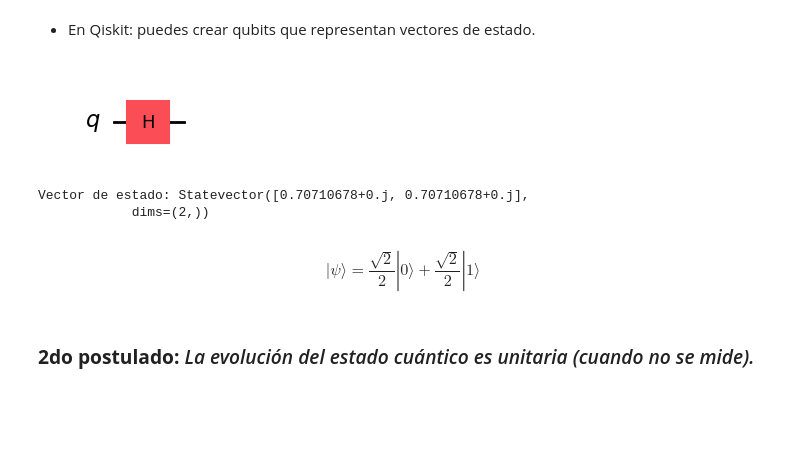
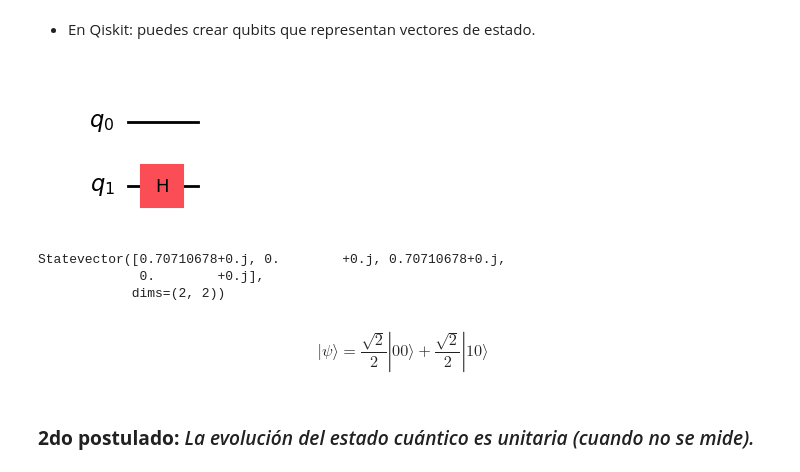
Before and after one commit to STaleroP/DEEP-LEARNING, a Jupyter notebook: 6.QC/3Intro_Q_M.ipynb, the cells around one changed output. Drawn from its saved outputs; the diff is of its cells as text; code cells hidden in the pictures; blank space fills up the shorter version.

```diff
--- a/6.QC/3Intro_Q_M.ipynb
+++ b/6.QC/3Intro_Q_M.ipynb
@@ -77,22 +65,23 @@ import numpy as np
 * En Qiskit: puedes crear qubits que representan vectores de estado.
 # %%
 # Crear un estado superpuesto: (|0⟩ + |1⟩)/√2
-qc1 = QuantumCircuit(1)
-qc1.h(0)
+qc1 = QuantumCircuit(2)
+qc1.h(1)
 qc1.draw('mpl')
 # %% [output]
-[figure, old version]
+[figure, new version]
 # %%
 # Obtener el vector de estado
 state1 = Statevector.from_instruction(qc1)
-print("Vector de estado:", state1)
+print(state1)
 # %% [output]
-Vector de estado: Statevector([0.70710678+0.j, 0.70710678+0.j],
-            dims=(2,))
+Statevector([0.70710678+0.j, 0.        +0.j, 0.70710678+0.j,
+             0.        +0.j],
+            dims=(2, 2))
 # %%
 Statevector(qc1).draw('latex', max_size=16, prefix="\\vert\\psi\\rangle = ")
 # %% [output]
-$$\vert\psi\rangle = \frac{\sqrt{2}}{2} |0\rangle+\frac{\sqrt{2}}{2} |1\rangle$$
+$$\vert\psi\rangle = \frac{\sqrt{2}}{2} |00\rangle+\frac{\sqrt{2}}{2} |10\rangle$$
 # %% [markdown]
 ### **2do postulado:** *La evolución del estado cuántico es unitaria (cuando no se mide).*
 # %% [markdown]
```
Also changed, not shown: parts of 6 cells of this notebook, 3 other files.
